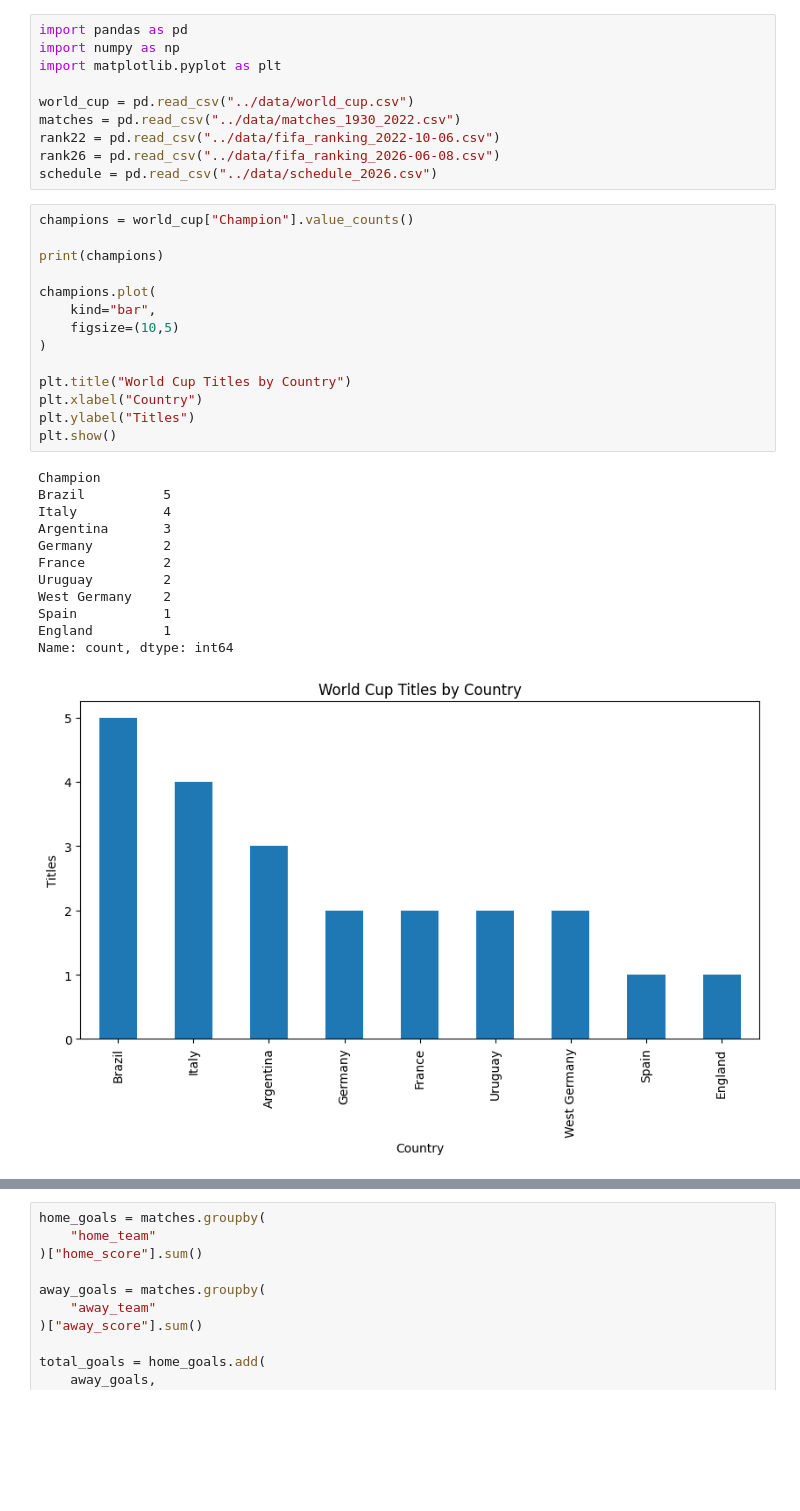
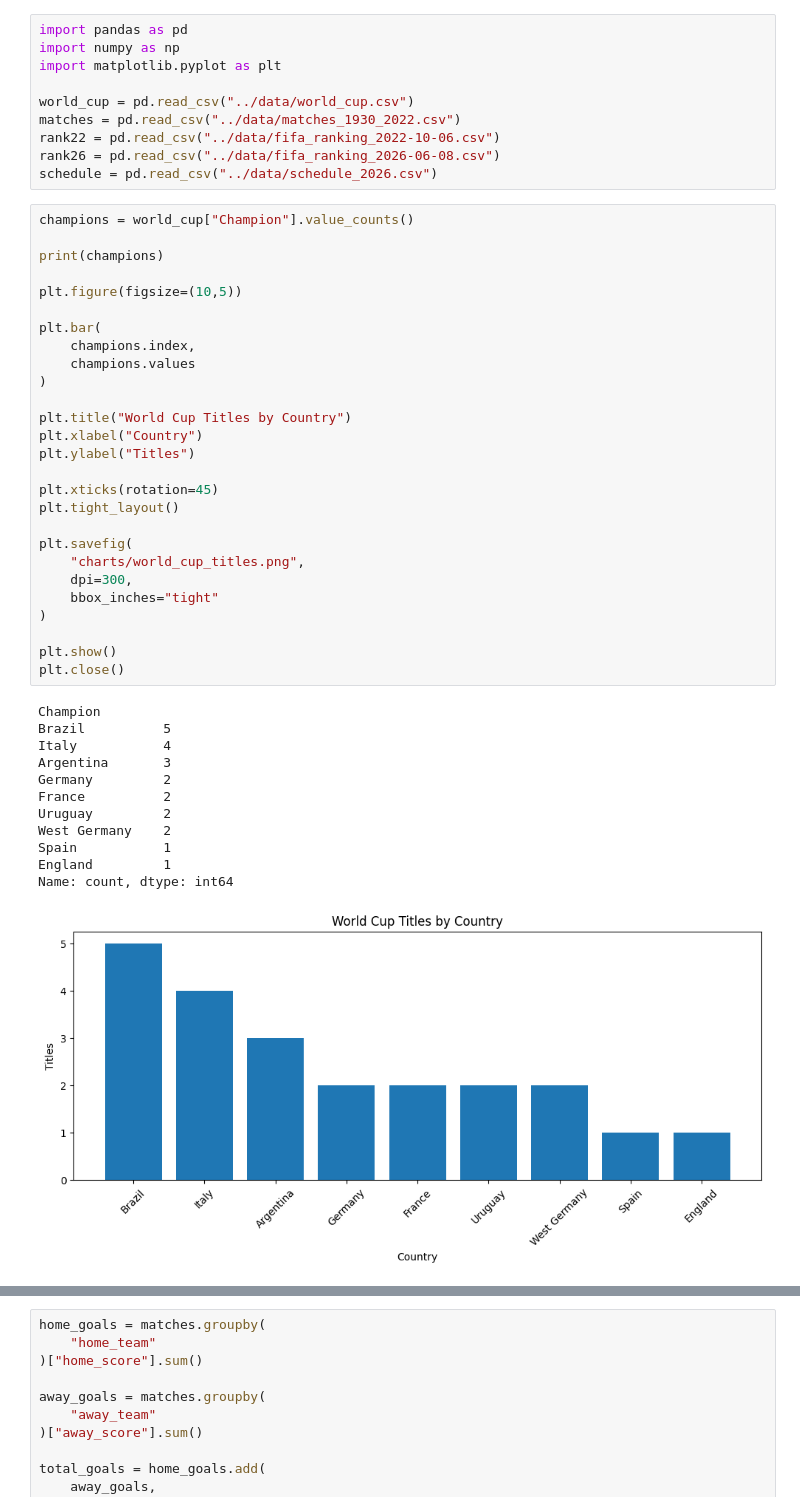
Before and after one commit to Pranav442005/FIFA-World-Cup-Analytics, a Jupyter notebook: notebook/project.ipynb, the cells around one changed output, grey strips where cells are left out. Drawn from its saved outputs; the diff is of its cells as text; blank space fills up the shorter version.

```diff
--- a/notebook/project.ipynb
+++ b/notebook/project.ipynb
@@ -48,30 +48,43 @@ schedule = pd.read_csv("../data/schedule_2026.csv")
 # %%
 champions = world_cup["Champion"].value_counts()
 
 print(champions)
 
-champions.plot(
-    kind="bar",
-    figsize=(10,5)
+plt.figure(figsize=(10,5))
+
+plt.bar(
+    champions.index,
+    champions.values
 )
 
 plt.title("World Cup Titles by Country")
 plt.xlabel("Country")
 plt.ylabel("Titles")
+
+plt.xticks(rotation=45)
+plt.tight_layout()
+
+plt.savefig(
+    "charts/world_cup_titles.png",
+    dpi=300,
+    bbox_inches="tight"
+)
+
 plt.show()
+plt.close()
 # %% [output]
 Champion
 Brazil          5
 Italy           4
 Argentina       3
 Germany         2
 France          2
 Uruguay         2
 West Germany    2
 Spain           1
 England         1
 Name: count, dtype: int64
-[figure, old version]
+[figure, new version]
 # %%
 plt.figure(figsize=(10,5))
 
```
Also changed, not shown: parts of 33 cells of this notebook, 15 other files.
